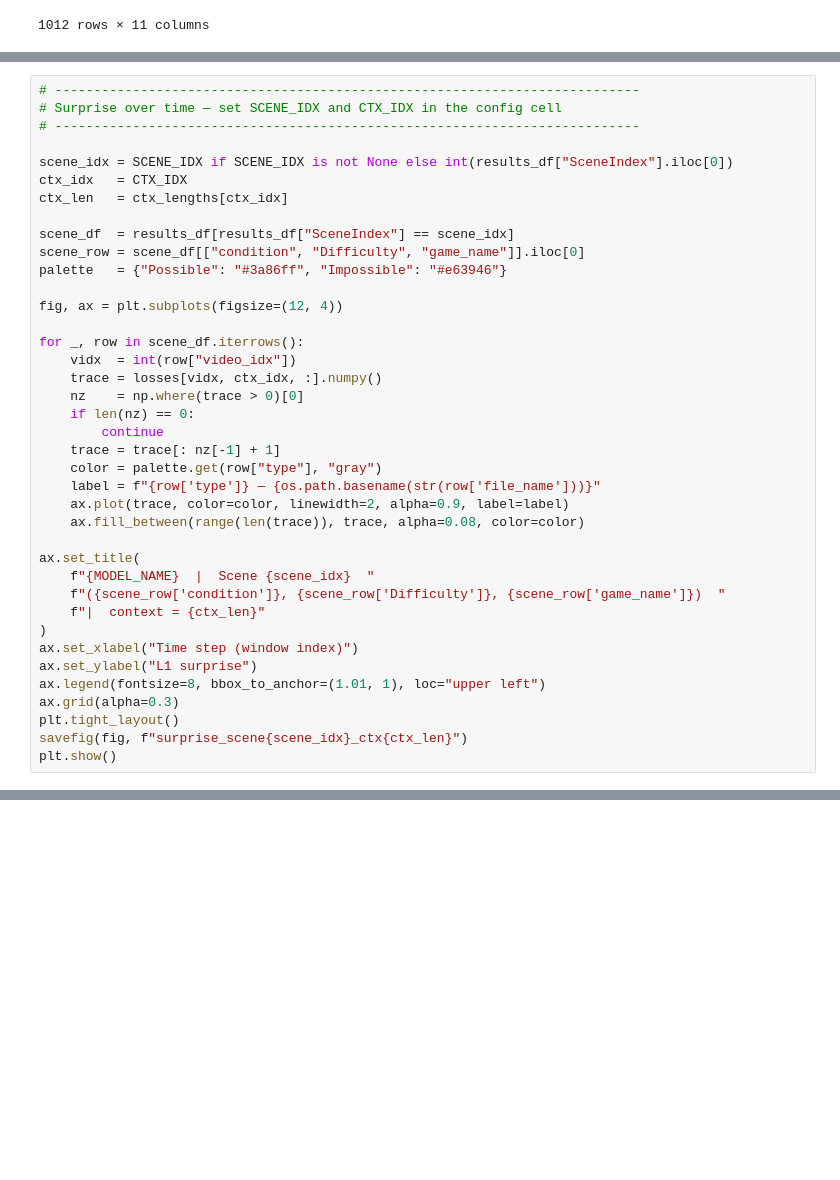
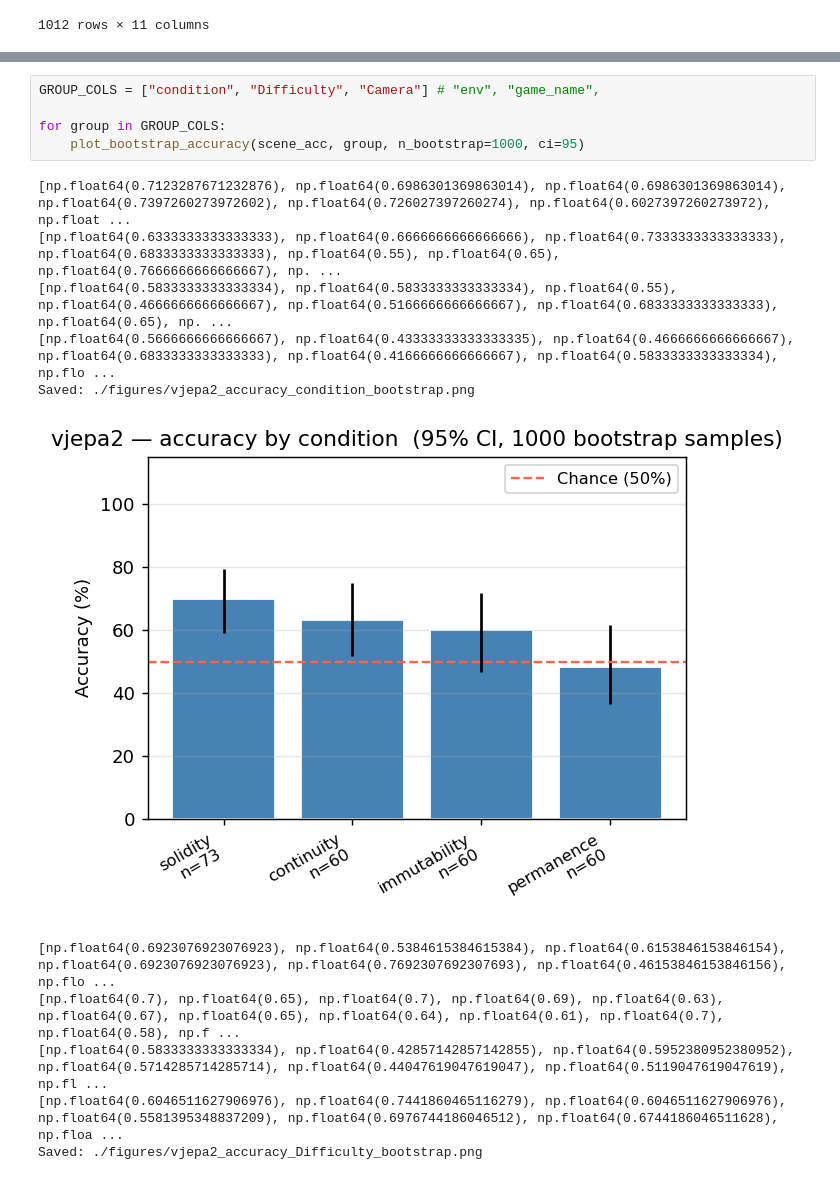
Before and after one commit to kristinezheng/IntPhys2, a Jupyter notebook: ExploreResults.ipynb, the cells around one changed output, grey strips where cells are left out. Cells and saved outputs as stored; diff of their text form; blank space fills up the shorter version.

Commit message:
bootstrap + max context accuracy

```diff
--- a/ExploreResults.ipynb
+++ b/ExploreResults.ipynb
@@ -282,39 +239,0 @@ Saved: ./figures/vjepa2_accuracy_Cam.png
-# %%
-# ---------------------------------------------------------------------------
-# Surprise over time — set SCENE_IDX and CTX_IDX in the config cell
-# ---------------------------------------------------------------------------
-
-scene_idx = SCENE_IDX if SCENE_IDX is not None else int(results_df["SceneIndex"].iloc[0])
-ctx_idx   = CTX_IDX
-ctx_len   = ctx_lengths[ctx_idx]
-
-scene_df  = results_df[results_df["SceneIndex"] == scene_idx]
-scene_row = scene_df[["condition", "Difficulty", "game_name"]].iloc[0]
-palette   = {"Possible": "#3a86ff", "Impossible": "#e63946"}
-
-fig, ax = plt.subplots(figsize=(12, 4))
-
-for _, row in scene_df.iterrows():
-    vidx  = int(row["video_idx"])
-    trace = losses[vidx, ctx_idx, :].numpy()
-    nz    = np.where(trace > 0)[0]
-    if len(nz) == 0:
-        continue
-    trace = trace[: nz[-1] + 1]
-    color = palette.get(row["type"], "gray")
-    label = f"{row['type']} — {os.path.basename(str(row['file_name']))}"
-    ax.plot(trace, color=color, linewidth=2, alpha=0.9, label=label)
-    ax.fill_between(range(len(trace)), trace, alpha=0.08, color=color)
-
-ax.set_title(
-    f"{MODEL_NAME}  |  Scene {scene_idx}  "
-    f"({scene_row['condition']}, {scene_row['Difficulty']}, {scene_row['game_name']})  "
-    f"|  context = {ctx_len}"
-)
-ax.set_xlabel("Time step (window index)")
-ax.set_ylabel("L1 surprise")
-ax.legend(fontsize=8, bbox_to_anchor=(1.01, 1), loc="upper left")
-ax.grid(alpha=0.3)
-plt.tight_layout()
-savefig(fig, f"surprise_scene{scene_idx}_ctx{ctx_len}")
-plt.show()
@@ -367,0 +320,17 @@ NameError: name 'scene_row' is not defined
+# %%
+GROUP_COLS = ["condition", "Difficulty", "Camera"] # "env", "game_name",
+
+for group in GROUP_COLS:
+    plot_bootstrap_accuracy(scene_acc, group, n_bootstrap=1000, ci=95)
+# %% [output]
+[np.float64(0.7123287671232876), np.float64(0.6986301369863014), np.float64(0.6986301369863014), np.float64(0.7397260273972602), np.float64(0.726027397260274), np.float64(0.6027397260273972), np.float ...
+[np.float64(0.6333333333333333), np.float64(0.6666666666666666), np.float64(0.7333333333333333), np.float64(0.6833333333333333), np.float64(0.55), np.float64(0.65), np.float64(0.7666666666666667), np. ...
+[np.float64(0.5833333333333334), np.float64(0.5833333333333334), np.float64(0.55), np.float64(0.4666666666666667), np.float64(0.5166666666666667), np.float64(0.6833333333333333), np.float64(0.65), np. ...
+[np.float64(0.5666666666666667), np.float64(0.43333333333333335), np.float64(0.4666666666666667), np.float64(0.6833333333333333), np.float64(0.4166666666666667), np.float64(0.5833333333333334), np.flo ...
+Saved: ./figures/vjepa2_accuracy_condition_bootstrap.png
+[figure, added]
+[np.float64(0.6923076923076923), np.float64(0.5384615384615384), np.float64(0.6153846153846154), np.float64(0.6923076923076923), np.float64(0.7692307692307693), np.float64(0.46153846153846156), np.flo ...
+[np.float64(0.7), np.float64(0.65), np.float64(0.7), np.float64(0.69), np.float64(0.63), np.float64(0.67), np.float64(0.65), np.float64(0.64), np.float64(0.61), np.float64(0.7), np.float64(0.58), np.f ...
+[np.float64(0.5833333333333334), np.float64(0.42857142857142855), np.float64(0.5952380952380952), np.float64(0.5714285714285714), np.float64(0.44047619047619047), np.float64(0.5119047619047619), np.fl ...
+[np.float64(0.6046511627906976), np.float64(0.7441860465116279), np.float64(0.6046511627906976), np.float64(0.5581395348837209), np.float64(0.6976744186046512), np.float64(0.6744186046511628), np.floa ...
+Saved: ./figures/vjepa2_accuracy_Difficulty_bootstrap.png
```
Also changed, not shown: parts of 18 cells of this notebook.
